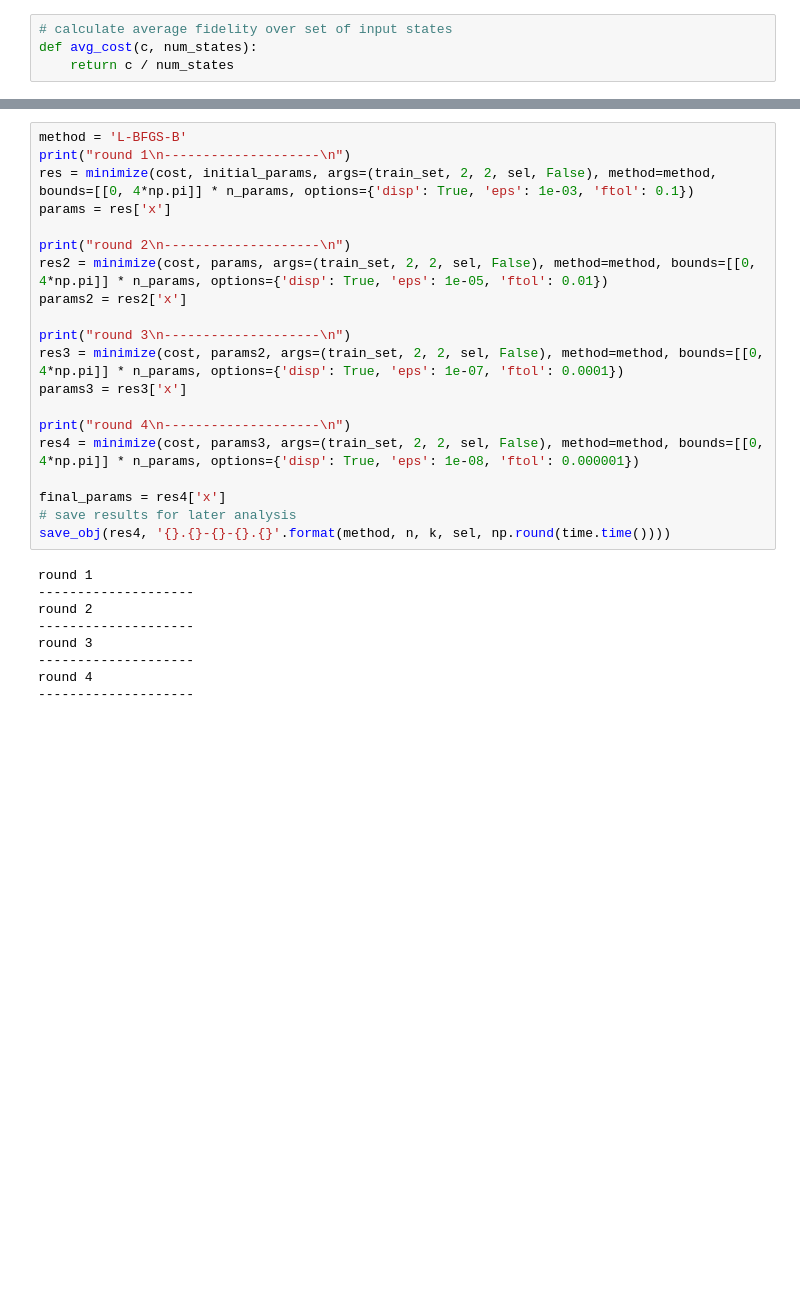
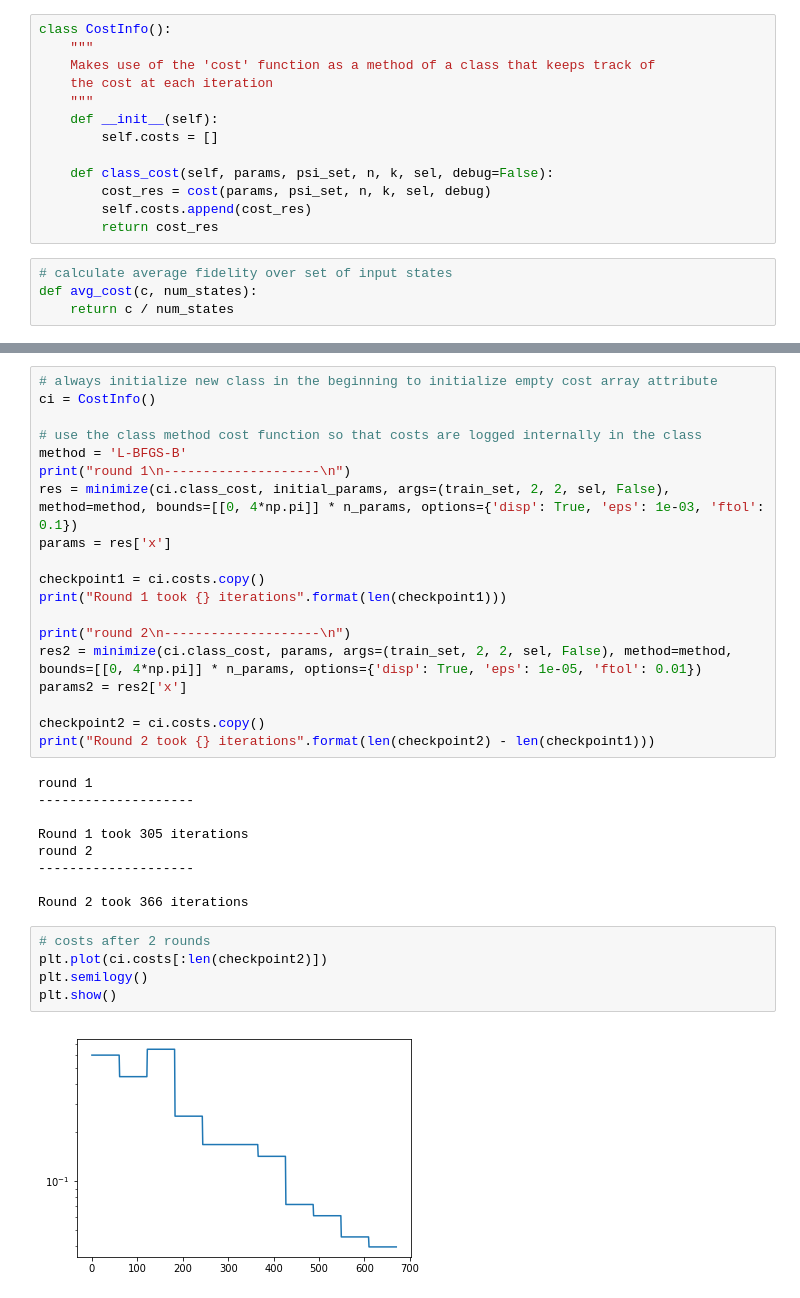
Before and after one commit to jamesbaskerville/PBLT-Quantum-Autoencoder, a Jupyter notebook: PBLT_v1.ipynb, the cells around one changed output, grey strips where cells are left out. Saved outputs shown, nothing was run; the diff lists cells and outputs as text; blank space fills up the shorter version.

```diff
--- a/PBLT_v1.ipynb
+++ b/PBLT_v1.ipynb
@@ -649,6 +649,19 @@ def cost(params, psi_set, n, k, sel, debug=False):
     # compute cost, with probability weights equal
     # print ("cost", 1 - np.sum(fidelities) / n_states)
     return 1 - (np.sum(fidelities) / n_states)
+# %%
+class CostInfo():
+    """
+    Makes use of the 'cost' function as a method of a class that keeps track of
+    the cost at each iteration
+    """
+    def __init__(self):
+        self.costs = []
+
+    def class_cost(self, params, psi_set, n, k, sel, debug=False):
+        cost_res = cost(params, psi_set, n, k, sel, debug)
+        self.costs.append(cost_res)
+        return cost_res
 # %%
 # calculate average fidelity over set of input states
 def avg_cost(c, num_states):
@@ -681,29 +694,35 @@ initial_params, sel
 # %%
+# always initialize new class in the beginning to initialize empty cost array attribute
+ci = CostInfo()
+
+# use the class method cost function so that costs are logged internally in the class
 method = 'L-BFGS-B'
 print("round 1\n--------------------\n")
-res = minimize(cost, initial_params, args=(train_set, 2, 2, sel, False), method=method, bounds=[[0, 4*np.pi]] * n_params, options={'disp': True, 'eps': 1e-03, 'ftol': 0.1})
+res = minimize(ci.class_cost, initial_params, args=(train_set, 2, 2, sel, False), method=method, bounds=[[0, 4*np.pi]] * n_params, options={'disp': True, 'eps': 1e-03, 'ftol': 0.1})
 params = res['x']
 
+checkpoint1 = ci.costs.copy()
+print("Round 1 took {} iterations".format(len(checkpoint1)))
+
 print("round 2\n--------------------\n")
-res2 = minimize(cost, params, args=(train_set, 2, 2, sel, False), method=method, bounds=[[0, 4*np.pi]] * n_params, options={'disp': True, 'eps': 1e-05, 'ftol': 0.01})
+res2 = minimize(ci.class_cost, params, args=(train_set, 2, 2, sel, False), method=method, bounds=[[0, 4*np.pi]] * n_params, options={'disp': True, 'eps': 1e-05, 'ftol': 0.01})
 params2 = res2['x']
 
-print("round 3\n--------------------\n")
-res3 = minimize(cost, params2, args=(train_set, 2, 2, sel, False), method=method, bounds=[[0, 4*np.pi]] * n_params, options={'disp': True, 'eps': 1e-07, 'ftol': 0.0001})
-params3 = res3['x']
-
-print("round 4\n--------------------\n")
-res4 = minimize(cost, params3, args=(train_set, 2, 2, sel, False), method=method, bounds=[[0, 4*np.pi]] * n_params, options={'disp': True, 'eps': 1e-08, 'ftol': 0.000001})
-
-final_params = res4['x']
-# save results for later analysis
-save_obj(res4, '{}.{}-{}-{}.{}'.format(method, n, k, sel, np.round(time.time())))
+checkpoint2 = ci.costs.copy()
+print("Round 2 took {} iterations".format(len(checkpoint2) - len(checkpoint1)))
 # %% [output]
 round 1
 --------------------
+
+Round 1 took 305 iterations
 round 2
 --------------------
-round 3
---------------------
-round 4
---------------------
+
+Round 2 took 366 iterations
+# %%
+# costs after 2 rounds
+plt.plot(ci.costs[:len(checkpoint2)])
+plt.semilogy()
+plt.show()
+# %% [output]
+[figure, added]
```
Also changed, not shown: parts of 9 cells of this notebook.
